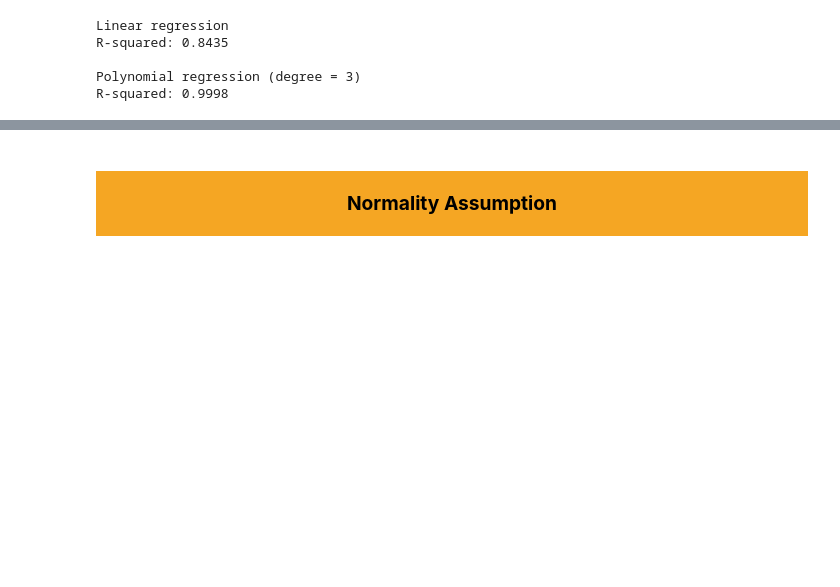
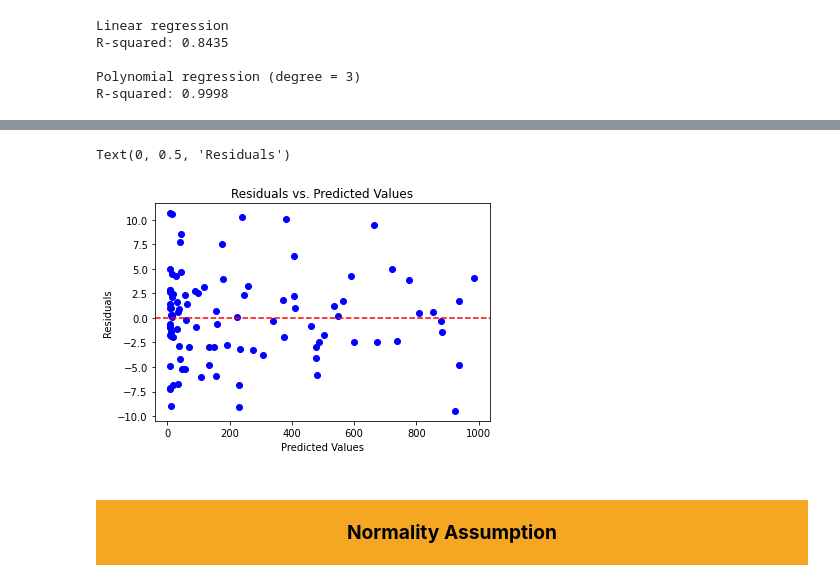
Before and after one commit to rahulkr30/Machine-learning, a Jupyter notebook: machine learning/Regression analysis/Asumption.ipynb, the cells around one changed output, grey strips where cells are left out. Cells and saved outputs as stored; diff of their text form; code cells hidden in the pictures; blank space fills up the shorter version.

```diff
--- a/machine learning/Regression analysis/Asumption.ipynb
+++ b/machine learning/Regression analysis/Asumption.ipynb
@@ -281,3 +301,13 @@ R-squared: 0.9998
+# %%
+
+plt.scatter(y_pred_poly,y-y_pred_poly,color='blue')
+plt.axhline(y=0, color='red', linestyle='--')
+plt.title('Residuals vs. Predicted Values')
+plt.xlabel('Predicted Values')
+plt.ylabel('Residuals')
+# %% [output]
+Text(0, 0.5, 'Residuals')
+[figure, added]
 # %% [markdown]
 ### <div style="text-align:center;background-color: #F5A623; padding: 20px;color: Black"> <b>Normality  Assumption </b></div>
 # %%
```
Also changed, not shown: parts of 20 cells of this notebook, 9 other files.
